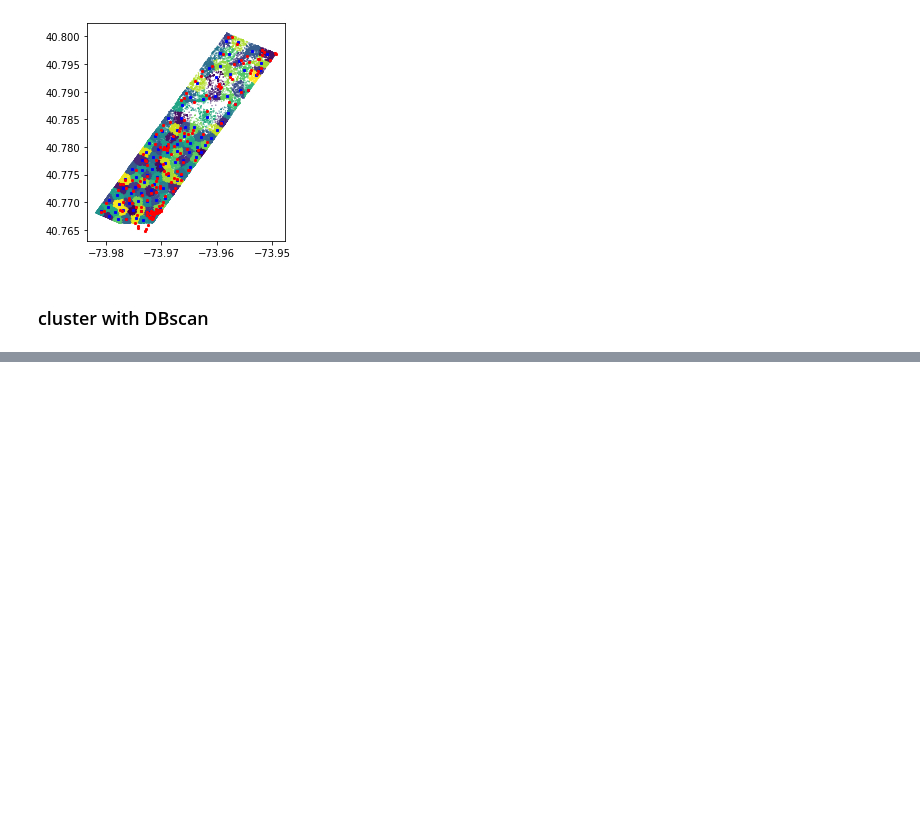
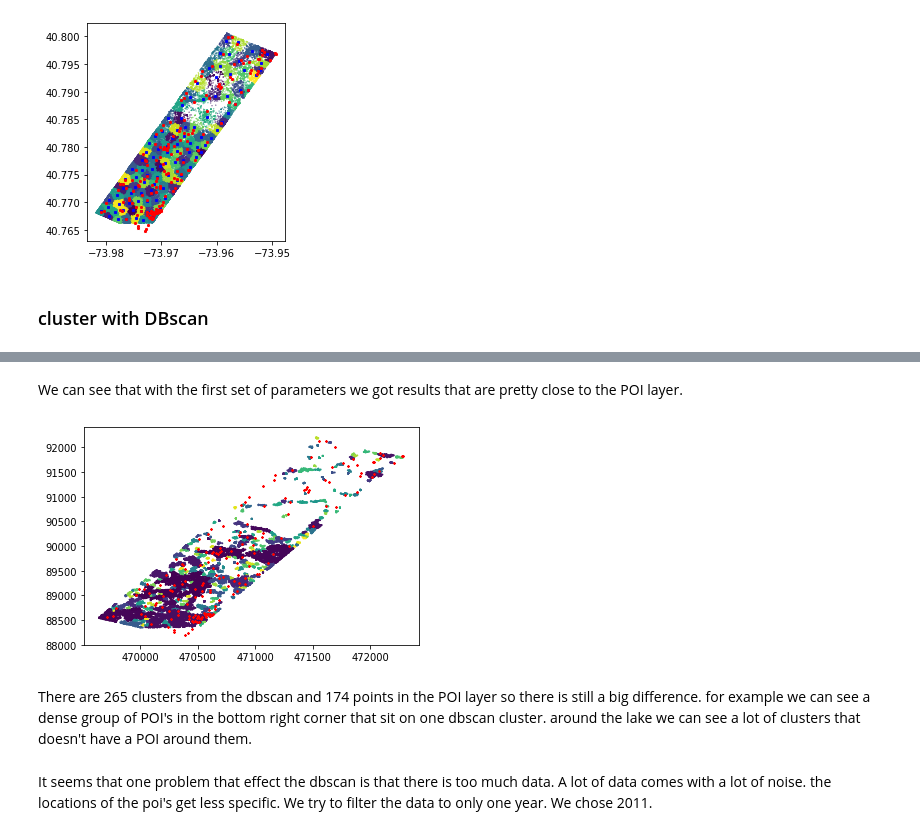
Before and after one commit to orenltr/gis_dev, a Jupyter notebook: HW3/Ex4/ex4_notebook.ipynb, the cells around one changed output, grey strips where cells are left out. Drawn from its saved outputs; the diff is of its cells as text; code cells hidden in the pictures; blank space fills up the shorter version.

```diff
--- a/HW3/Ex4/ex4_notebook.ipynb
+++ b/HW3/Ex4/ex4_notebook.ipynb
@@ -189,0 +226,26 @@ fig.tight_layout()
+# %% [markdown]
+We can see that with the first set of parameters we got
+results that are pretty close to the POI layer.
+# %%
+db = DBSCAN(eps = eps[0], min_samples = k[0]).fit(flickr_small[['X','Y']].values)
+flickr_small['label'] = db.labels_
+# remove the points labeled as noise from the result
+not_noise_indices = flickr_small['label']!=-1
+flickr_small_without_noise = flickr_small[not_noise_indices]
+num_of_clusters.append(max(flickr_small_without_noise['label']))
+# plot result
+plt.scatter(flickr_small_without_noise['X'],flickr_small_without_noise['Y'], c=flickr_small_without_noise['label'], s=1)
+plt.scatter(NYU_POIs.geometry.values.x,NYU_POIs.geometry.values.y,s=3,c='red',marker='x')
+
+plt.show()
+# %% [output]
+[figure, added]
+# %% [markdown]
+There are 265 clusters from the dbscan and 174 points in the POI layer
+so there is still a big difference. for example we can see a dense group of POI's
+in the bottom right corner that sit on one dbscan cluster. around the lake we
+can see a lot of clusters that doesn't have a POI around them.
+# %% [markdown]
+It seems that one problem that effect the dbscan is that there is too much data.
+A lot of data comes with a lot of noise. the locations of the poi's get less specific.
+We try to filter the data to only one year. We chose 2011.
```
Also changed, not shown: parts of 20 cells of this notebook, 1 other file.
